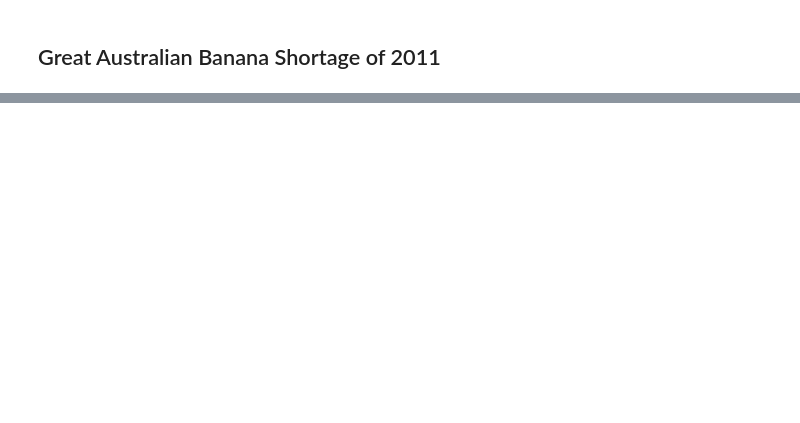
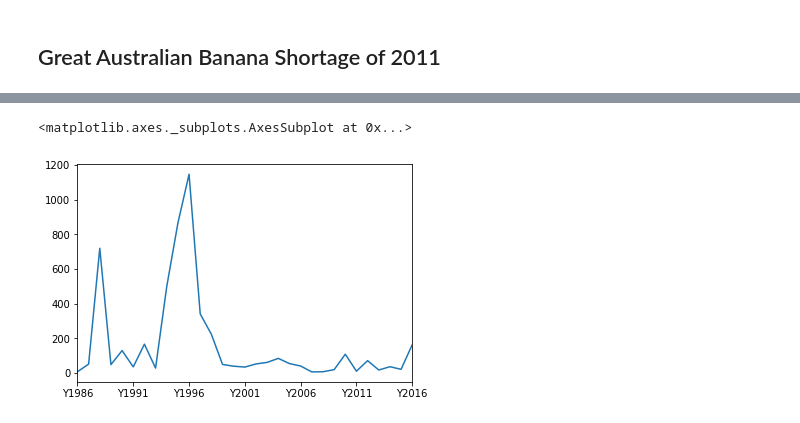
Before and after one commit to n-poulsen/GranADA, a Jupyter notebook: code/marketResponse.ipynb, the cells around one changed output, grey strips where cells are left out. Saved outputs shown, nothing was run; the diff lists cells and outputs as text; code cells hidden in the pictures; blank space fills up the shorter version.

```diff
--- a/code/marketResponse.ipynb
+++ b/code/marketResponse.ipynb
@@ -191,0 +53,5 @@ df_banana_export_weight_au
+# %%
+df_export.plot()
+# %% [output]
+<matplotlib.axes._subplots.AxesSubplot at 0x...>
+[figure, added]
```
Also changed, not shown: parts of 18 cells of this notebook.
